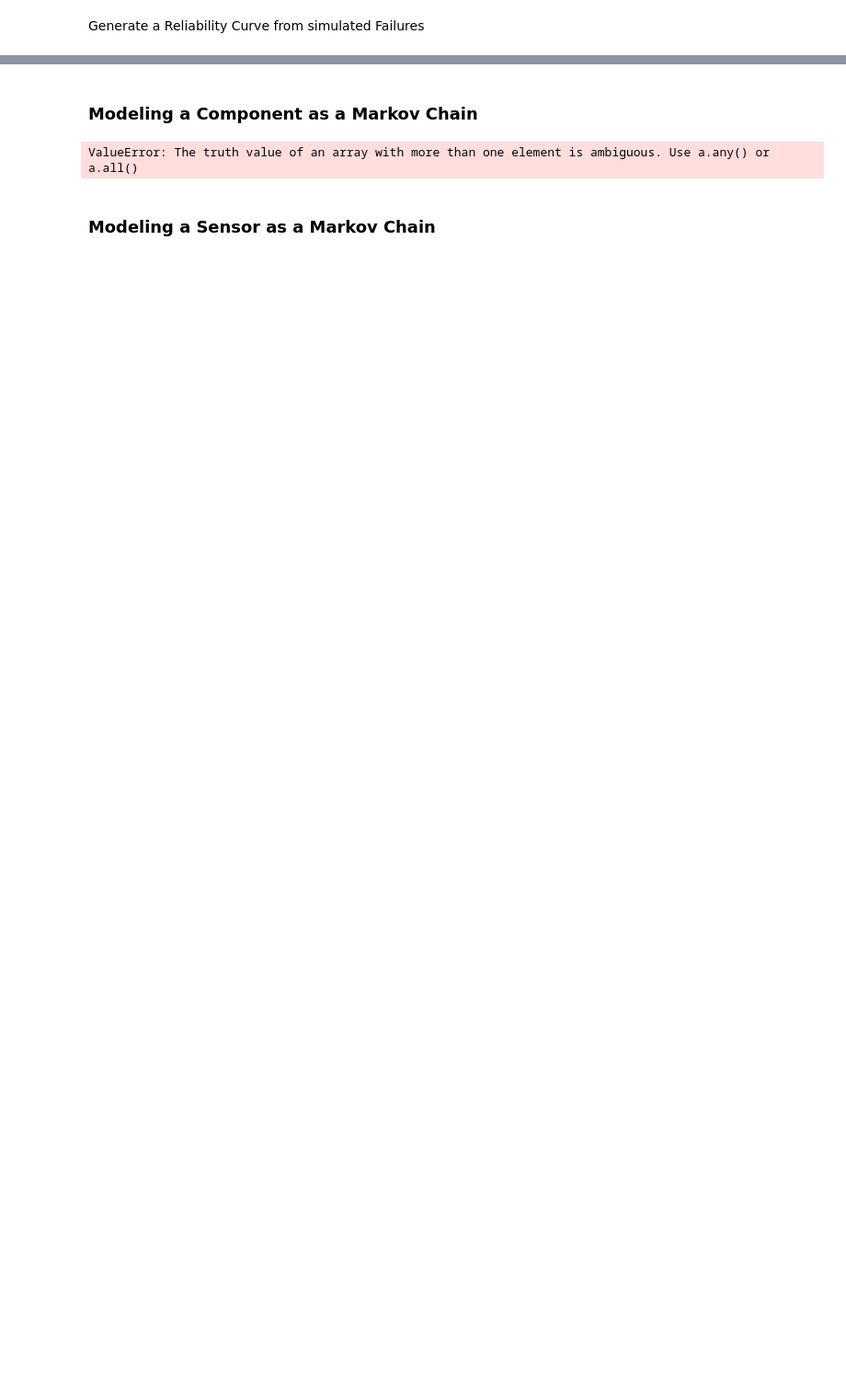
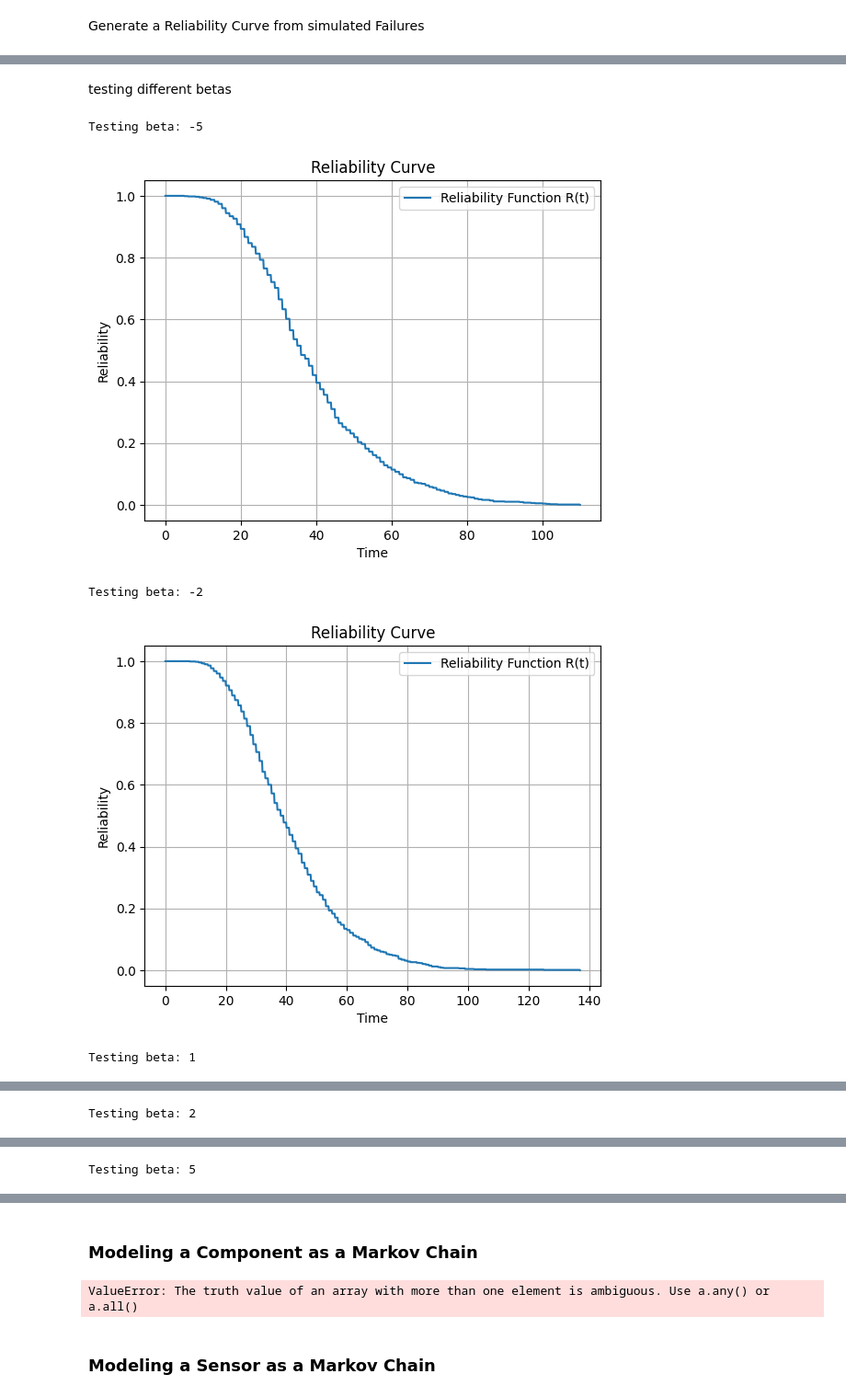
Before and after one commit to andreyaW/KISS, a Jupyter notebook: shipClassTests/compNsensor_tests.ipynb, the cells around one changed output, grey strips where cells are left out. Shown at 92% size. Drawn from its saved outputs; the diff is of its cells as text; code cells hidden in the pictures; blank space fills up the shorter version.

Commit message:
push distribution  beta testing

```diff
--- a/shipClassTests/compNsensor_tests.ipynb
+++ b/shipClassTests/compNsensor_tests.ipynb
@@ -70,0 +69,39 @@ drawRelCurve(failure_times)
+# %% [markdown]
+testing different betas
+# %%
+betas= [-5, -2, 1, 2, 5 ]
+num_comps = 1000
+sim_time = 1000
+MTTF = 40
+
+states = {0: "failed",
+        1: "degraded 4",
+        2: "degraded 3",
+        3: "degraded 2",
+        4: "degraded 1",
+        5: "working" }
+failure_times = np.zeros((num_comps))
+for beta in betas:
+    print(f"Testing beta: {beta}")
+    for k in range(num_comps):
+        # create a component with desired mean time to failure (MTTF)
+        component = Component(f"test_comp_{k+1}", states, MTTF)
+
+        # create a Weibull-like transition matrix with the specified beta
+        component.createWeibullLikeTransitionMatrix(beta=beta)
+
+        # run the simulation for a specified time
+        for i in range(1, sim_time):
+            component.simulate(1)
+
+        # store the failure times to array
+        failure_times[k] = component.grabFailureTime()
+
+    # Generate a Reliability Curve from simulated Failures
+    drawRelCurve(failure_times)
+# %% [output]
+Testing beta: -5
+[figure, added]
+Testing beta: -2
+[figure, added]
+Testing beta: 1
@@ -70,0 +109 @@ drawRelCurve(failure_times)
+Testing beta: 2
@@ -70,0 +111 @@ drawRelCurve(failure_times)
+Testing beta: 5
```
Also changed, not shown: parts of 3 cells of this notebook.
